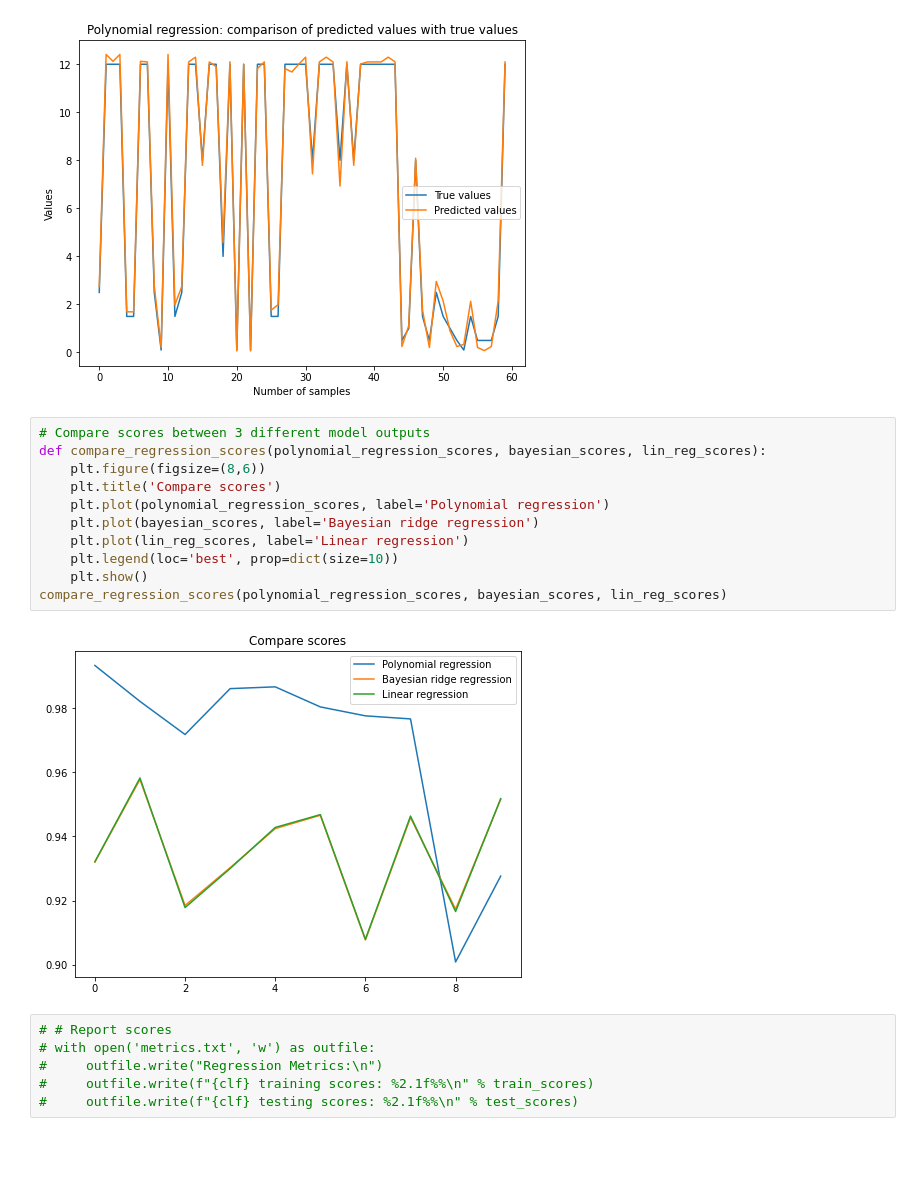
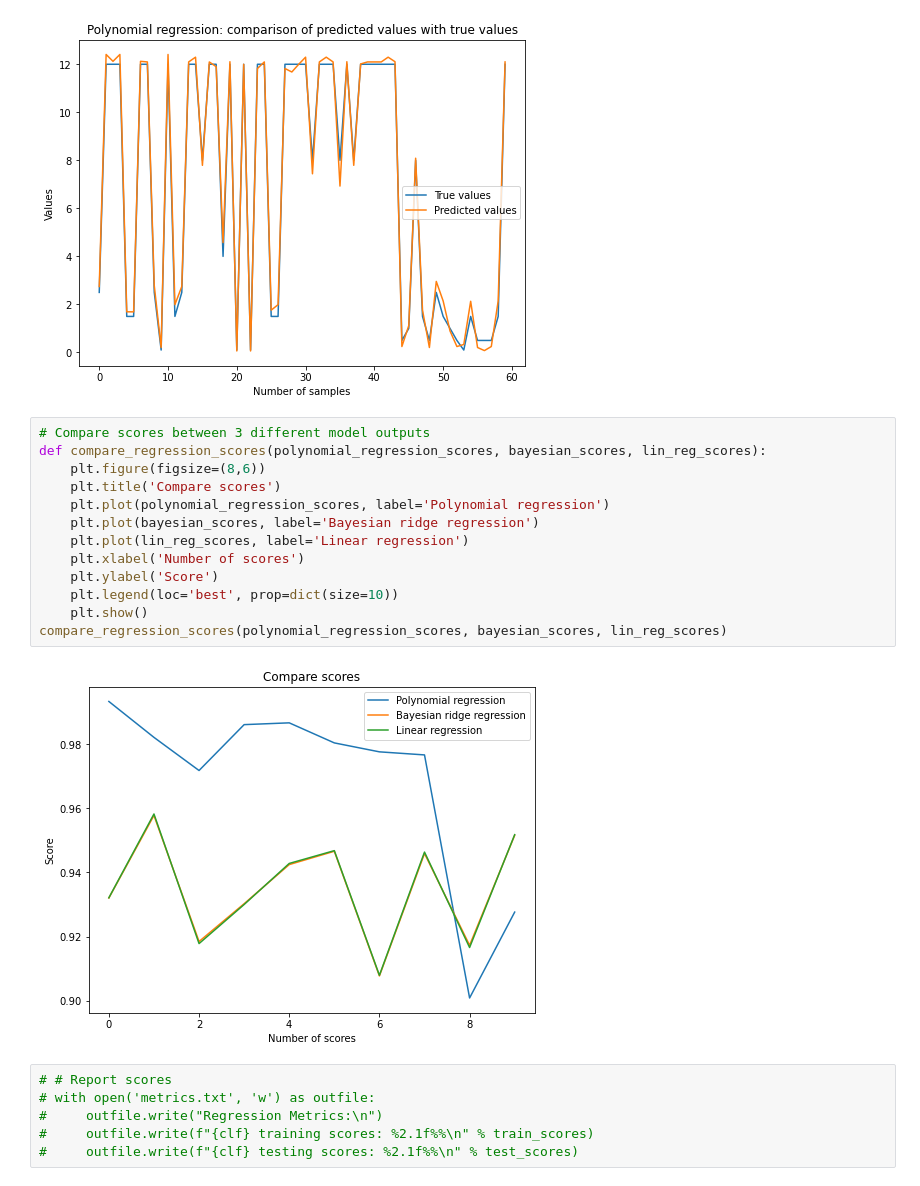
Before and after one commit to akikoogawa7/RHS-Pipeline-Regression, a Jupyter notebook: train.ipynb, the cells around one changed output. Cells and saved outputs as stored; diff of their text form; blank space fills up the shorter version.

Commit message:
Updating graph

```diff
--- a/train.ipynb
+++ b/train.ipynb
@@ -181,16 +181,18 @@ The mean squared error is 0.26
 # %%
 # Compare scores between 3 different model outputs
 def compare_regression_scores(polynomial_regression_scores, bayesian_scores, lin_reg_scores):
     plt.figure(figsize=(8,6))
     plt.title('Compare scores')
     plt.plot(polynomial_regression_scores, label='Polynomial regression')
     plt.plot(bayesian_scores, label='Bayesian ridge regression')
     plt.plot(lin_reg_scores, label='Linear regression')
+    plt.xlabel('Number of scores')
+    plt.ylabel('Score')
     plt.legend(loc='best', prop=dict(size=10))
     plt.show()
 compare_regression_scores(polynomial_regression_scores, bayesian_scores, lin_reg_scores)
 # %% [output]
-[figure, old version]
+[figure, new version]
 # %%
 # # Report scores
 # with open('metrics.txt', 'w') as outfile:
```
